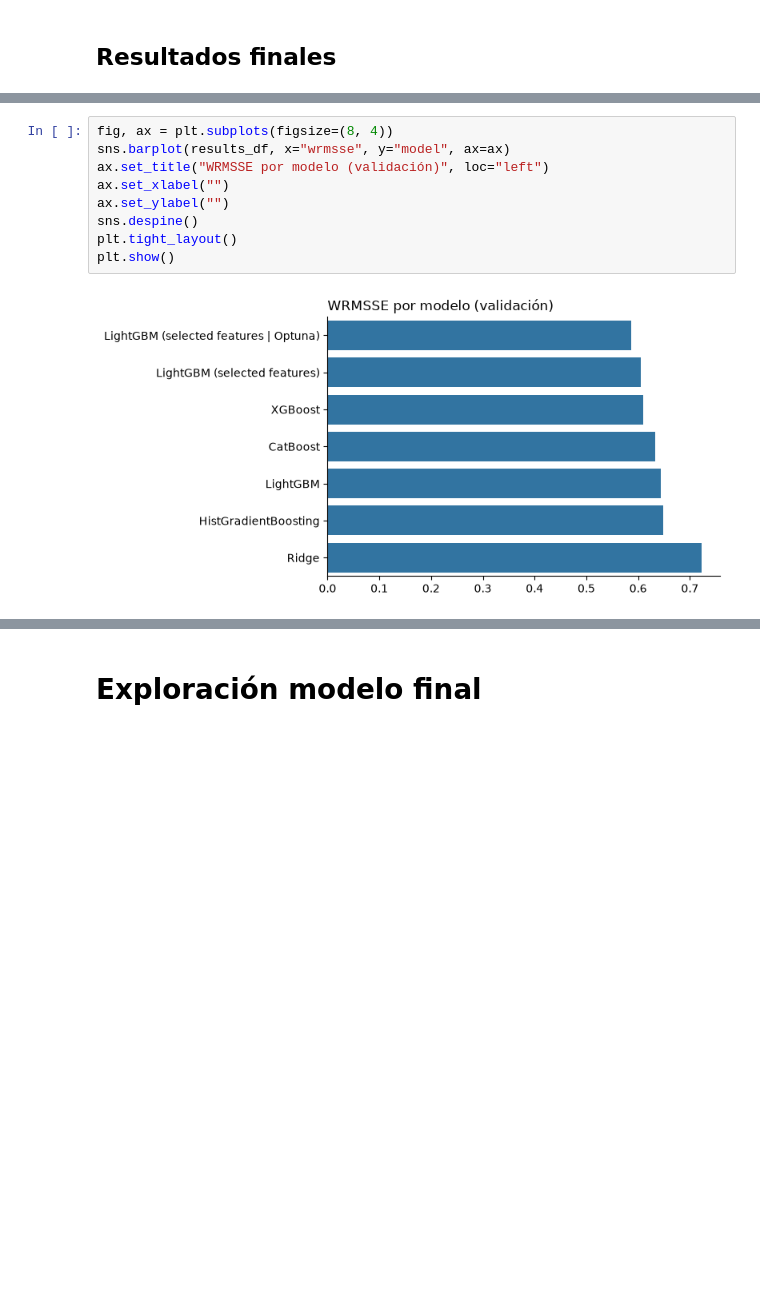
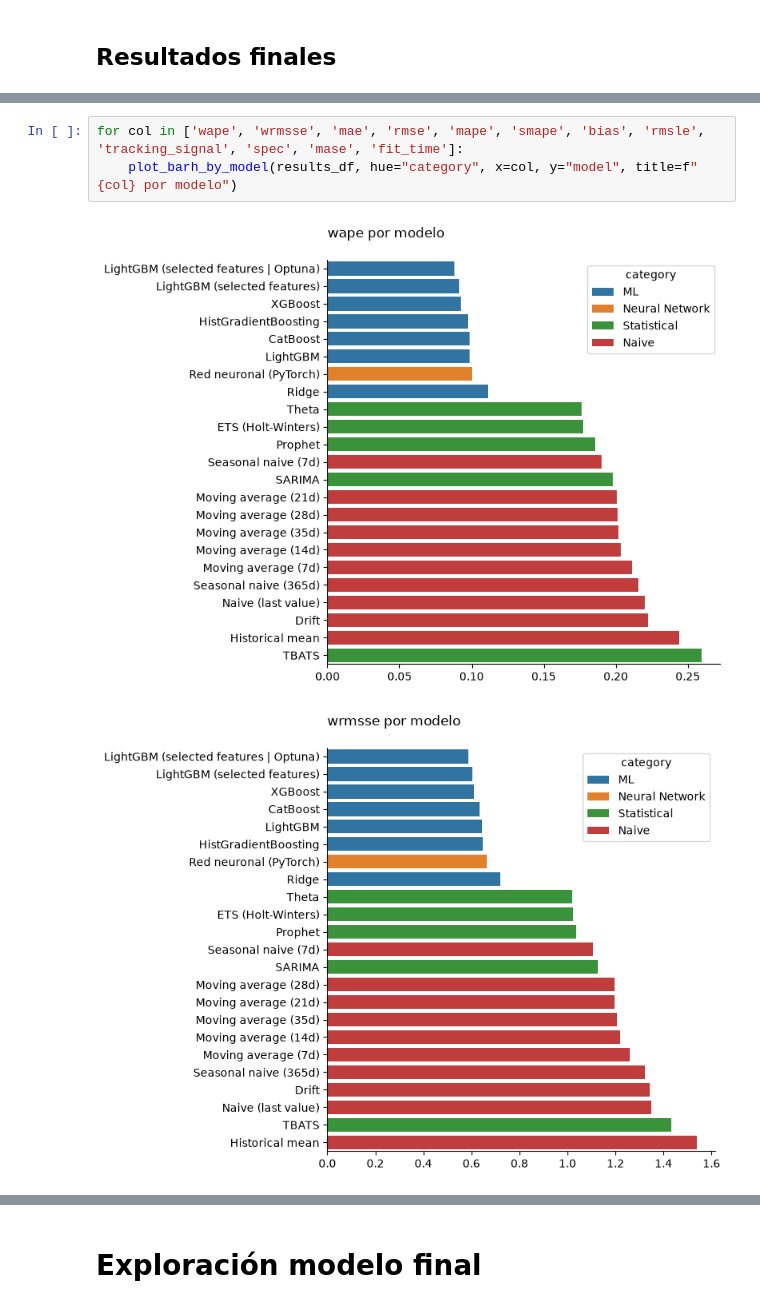
Before and after one commit to njimenez94/forecast-tfm, a Jupyter notebook: notebooks/02_model.ipynb, the cells around one changed output, grey strips where cells are left out. Saved outputs shown, nothing was run; the diff lists cells and outputs as text; blank space fills up the shorter version.

```diff
--- a/notebooks/02_model.ipynb
+++ b/notebooks/02_model.ipynb
@@ -1090,12 +1089,7 @@ results_df
 | 19 | Ridge | ML | 0.111498 | 0.722063 | 62.765544 | 106.691152 | 0.239545 | 0.221494 | -0.021347 | 0.572393 | ... |
 # %%
-fig, ax = plt.subplots(figsize=(8, 4))
-sns.barplot(results_df, x="wrmsse", y="model", ax=ax)
-ax.set_title("WRMSSE por modelo (validación)", loc="left")
-ax.set_xlabel("")
-ax.set_ylabel("")
-sns.despine()
-plt.tight_layout()
-plt.show()
+for col in ['wape', 'wrmsse', 'mae', 'rmse', 'mape', 'smape', 'bias', 'rmsle', 'tracking_signal', 'spec', 'mase', 'fit_time']:
+    plot_barh_by_model(results_df, hue="category", x=col, y="model", title=f"{col} por modelo")
 # %% [output]
-[figure, old version]
+[figure, new version]
+[figure, added]
```
Also changed, not shown: parts of 6 cells of this notebook, 1 other file.
